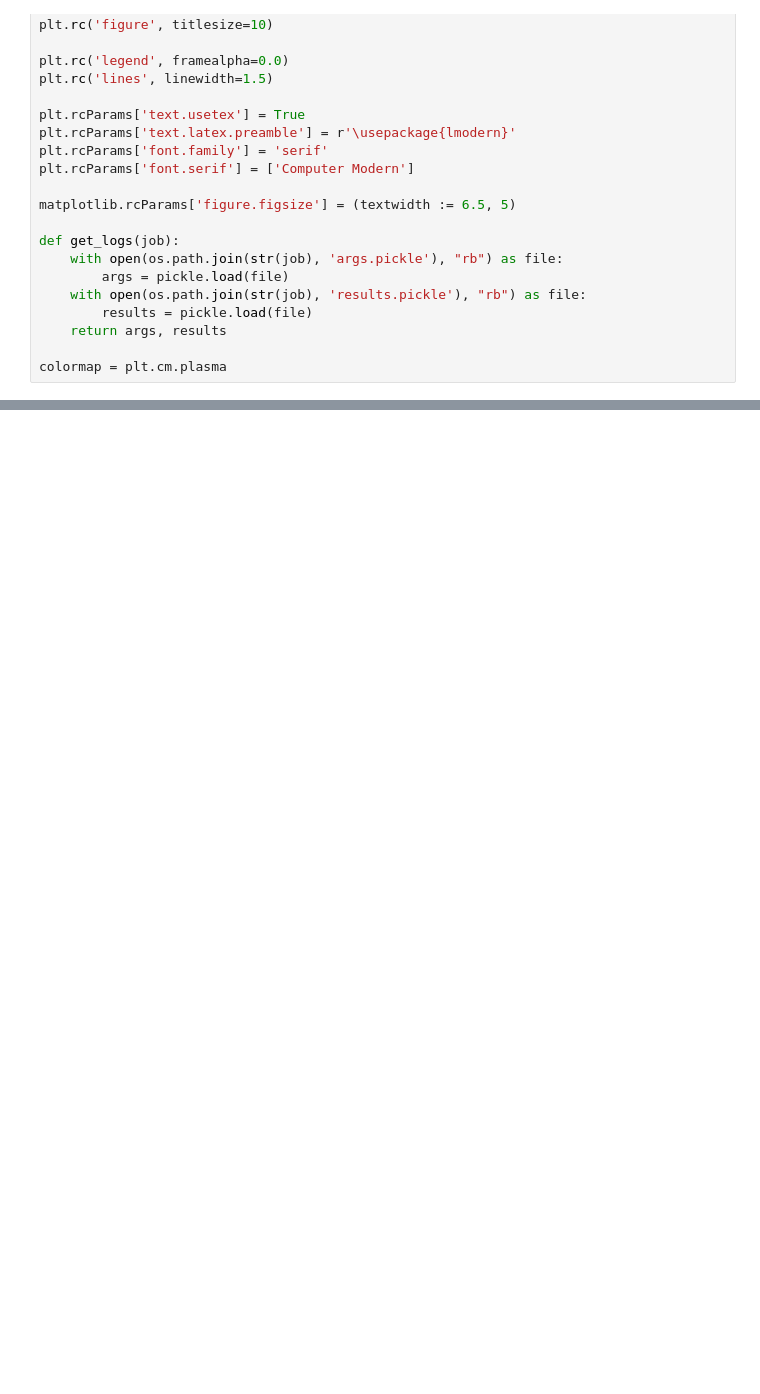
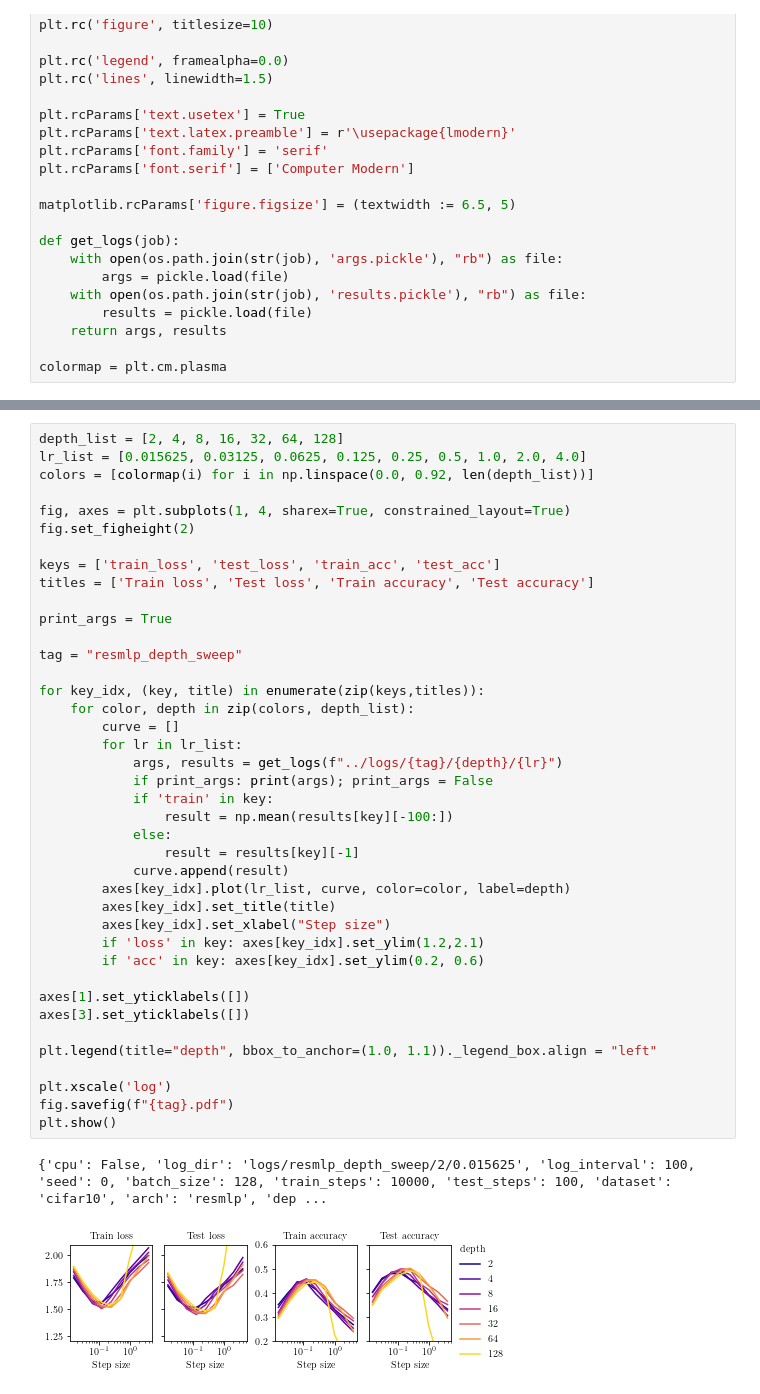
Before and after one commit to youngleox/modula, a Jupyter notebook: figure/plot.ipynb, the cells around one changed output, grey strips where cells are left out. Saved outputs shown, nothing was run; the diff lists cells and outputs as text; blank space fills up the shorter version.

```diff
--- a/figure/plot.ipynb
+++ b/figure/plot.ipynb
@@ -75,0 +81,43 @@ plt.show()
+# %%
+depth_list = [2, 4, 8, 16, 32, 64, 128]
+lr_list = [0.015625, 0.03125, 0.0625, 0.125, 0.25, 0.5, 1.0, 2.0, 4.0]
+colors = [colormap(i) for i in np.linspace(0.0, 0.92, len(depth_list))]
+
+fig, axes = plt.subplots(1, 4, sharex=True, constrained_layout=True)
+fig.set_figheight(2)
+
+keys = ['train_loss', 'test_loss', 'train_acc', 'test_acc']
+titles = ['Train loss', 'Test loss', 'Train accuracy', 'Test accuracy']
+
+print_args = True
+
+tag = "resmlp_depth_sweep"
+
+for key_idx, (key, title) in enumerate(zip(keys,titles)):
+    for color, depth in zip(colors, depth_list):
+        curve = []
+        for lr in lr_list:
+            args, results = get_logs(f"../logs/{tag}/{depth}/{lr}")
+            if print_args: print(args); print_args = False
+            if 'train' in key:
+                result = np.mean(results[key][-100:])
+            else:
+                result = results[key][-1]
+            curve.append(result)
+        axes[key_idx].plot(lr_list, curve, color=color, label=depth)
+        axes[key_idx].set_title(title)
+        axes[key_idx].set_xlabel("Step size")
+        if 'loss' in key: axes[key_idx].set_ylim(1.2,2.1)
+        if 'acc' in key: axes[key_idx].set_ylim(0.2, 0.6)
+
+axes[1].set_yticklabels([])
+axes[3].set_yticklabels([])
+
+plt.legend(title="depth", bbox_to_anchor=(1.0, 1.1))._legend_box.align = "left"
+
+plt.xscale('log')
+fig.savefig(f"{tag}.pdf")
+plt.show()
+# %% [output]
+{'cpu': False, 'log_dir': 'logs/resmlp_depth_sweep/2/0.015625', 'log_interval': 100, 'seed': 0, 'batch_size': 128, 'train_steps': 10000, 'test_steps': 100, 'dataset': 'cifar10', 'arch': 'resmlp', 'dep ...
+[figure, added]
```
Also changed, not shown: parts of 2 cells of this notebook.
